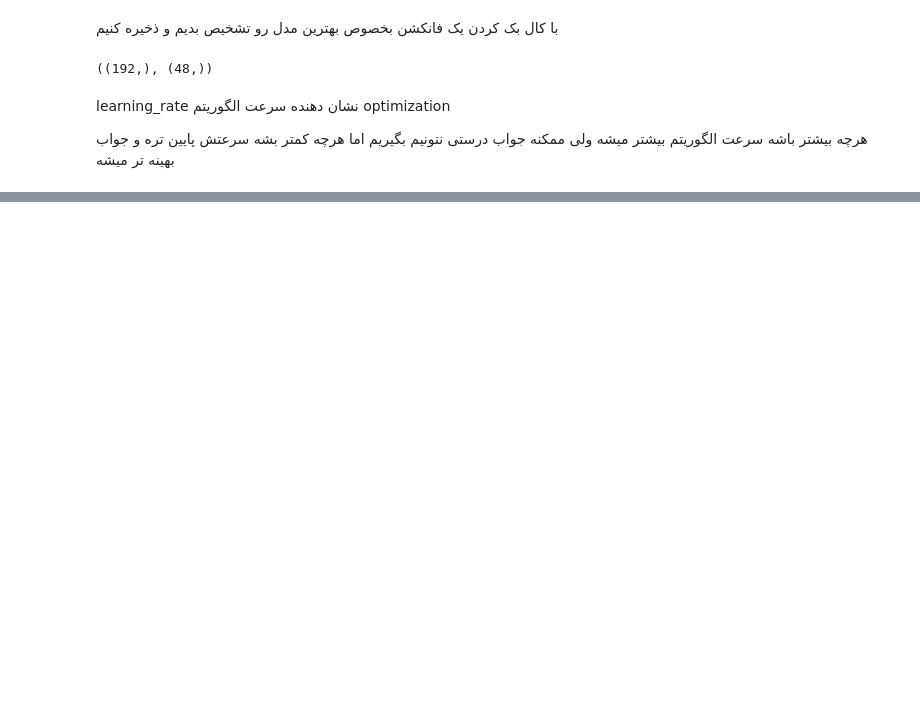
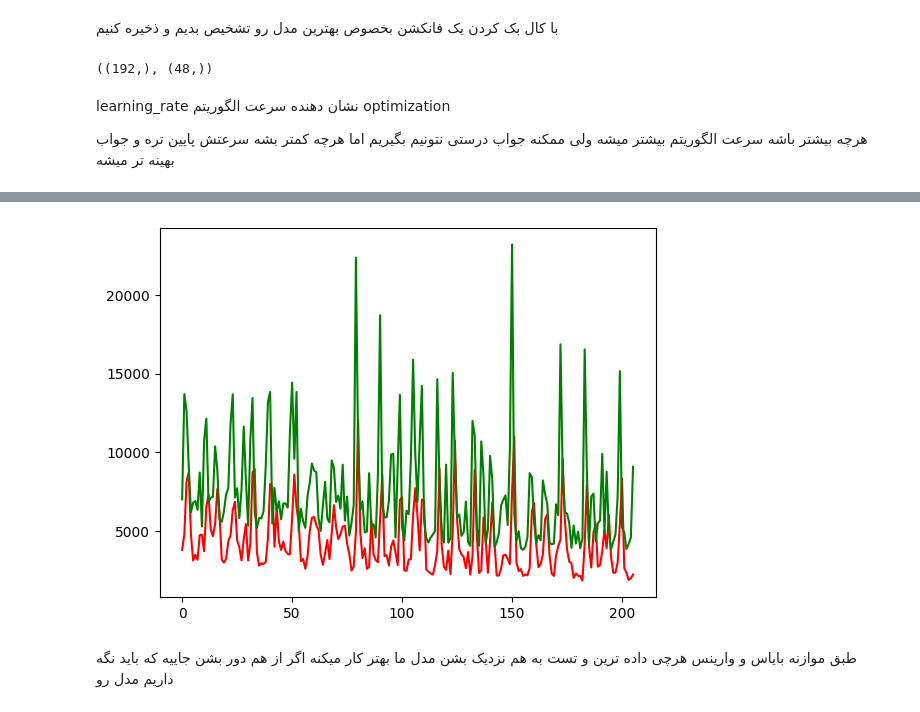
Before and after one commit to shabanvahid0101/python_gram_file, a Jupyter notebook: deep learning/test2.ipynb, the cells around one changed output, grey strips where cells are left out. Saved outputs shown, nothing was run; the diff lists cells and outputs as text; code cells hidden in the pictures; blank space fills up the shorter version.

```diff
--- a/deep learning/test2.ipynb
+++ b/deep learning/test2.ipynb
@@ -28,6 +31,6 @@ learning_rate
 هرچه بیشتر باشه سرعت الگوریتم بیشتر میشه ولی ممکنه جواب درستی نتونیم بگیریم اما هرچه کمتر بشه سرعتش پایین تره و جواب بهینه تر میشه
 # %%
 optimizer = keras.optimizers.RMSprop(learning_rate=0.0001)
-loss= keras.losses.mean_squared_error
-metric=tf.metric.RootMeanSquaredError()
-model_2.compile(optimizer=optimizer,loss=loss,metrics=metric)
+loss= keras.losses.MeanSquaredError()
+metric=tf.keras.metrics.RootMeanSquaredError()
+model_2.compile(optimizer=optimizer,loss=loss,metrics=[metric])
@@ -35,0 +81,4 @@ AttributeError: module 'keras._tf_keras.keras.losses' has no attribute 'Mean_squ
+# %%
+early_stop=keras.callbacks.EarlyStopping(monitor='val_loss',patience=50,restore_best_weights=True)
+# %%
+hist =model_2.fit(x_train,y_train,epochs=1000,batch_size=128,callbacks=[early_stop],validation_data=(x_test,y_test))
@@ -35,0 +103,8 @@ AttributeError: module 'keras._tf_keras.keras.losses' has no attribute 'Mean_squ
+# %%
+plt.plot(hist.history['loss'],color='red')
+plt.plot(hist.history['val_loss'],color='green')
+plt.show()
+# %% [output]
+[figure, added]
+# %% [markdown]
+طبق موازنه بایاس و وارینس هرچی داده ترین و تست به هم نزدیک بشن مدل ما بهتر کار میکنه اگر از هم دور بشن جاییه که باید نگه داریم مدل رو
```
Also changed, not shown: parts of 8 cells of this notebook, 11 other files.
